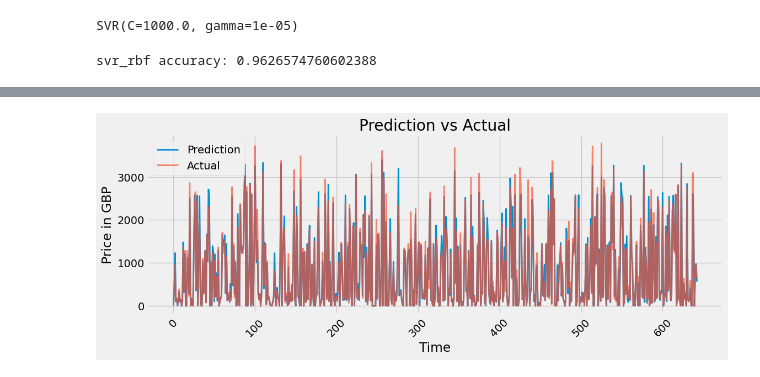
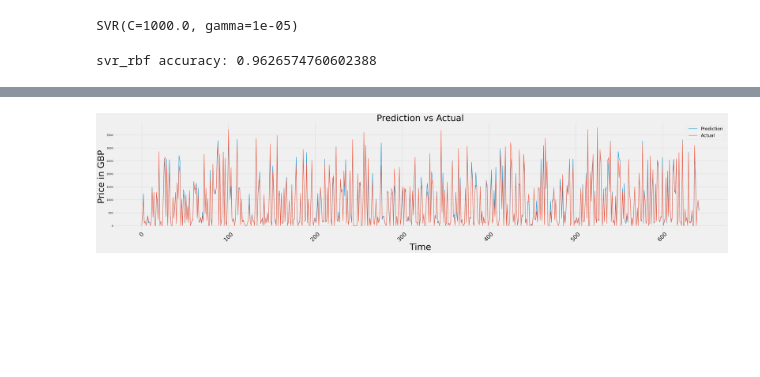
Before and after one commit to gappeah/Ethereum-Prediction-ML, a Jupyter notebook: main.ipynb, the cells around one changed output, grey strips where cells are left out. Saved outputs shown, nothing was run; the diff lists cells and outputs as text; code cells hidden in the pictures; blank space fills up the shorter version.

Commit message:
adjusted the figure scales and text size

```diff
--- a/main.ipynb
+++ b/main.ipynb
@@ -136,14 +136,15 @@ print(y_test)
  [9.63744305e+02]
  [6.38412898e+02]]
 # %%
-plt.figure(figsize=(12,4))
+plt.figure(figsize=(53,10))
 plt.plot(svm_predict, label ='Prediction', lw=2, alpha=1.0)
-plt.plot(y_test, label ='Actual', lw=2, alpha=.7)
-plt.title('Prediction vs Actual')
-plt.ylabel('Price in GBP')
-plt.xlabel('Time')
+plt.plot(y_test, label ='Actual', lw=2, alpha=1.0)
+plt.title('Prediction vs Actual',fontsize=48)
+plt.ylabel('Price in GBP',fontsize=48)
+plt.xlabel('Time',fontsize=48)
 plt.legend()
-plt.xticks(rotation=45)
+plt.legend(fontsize=24)
+plt.xticks(rotation=45,fontsize=30)
 plt.show()
 # %% [output]
-[figure, old version]
+[figure, new version]
```
